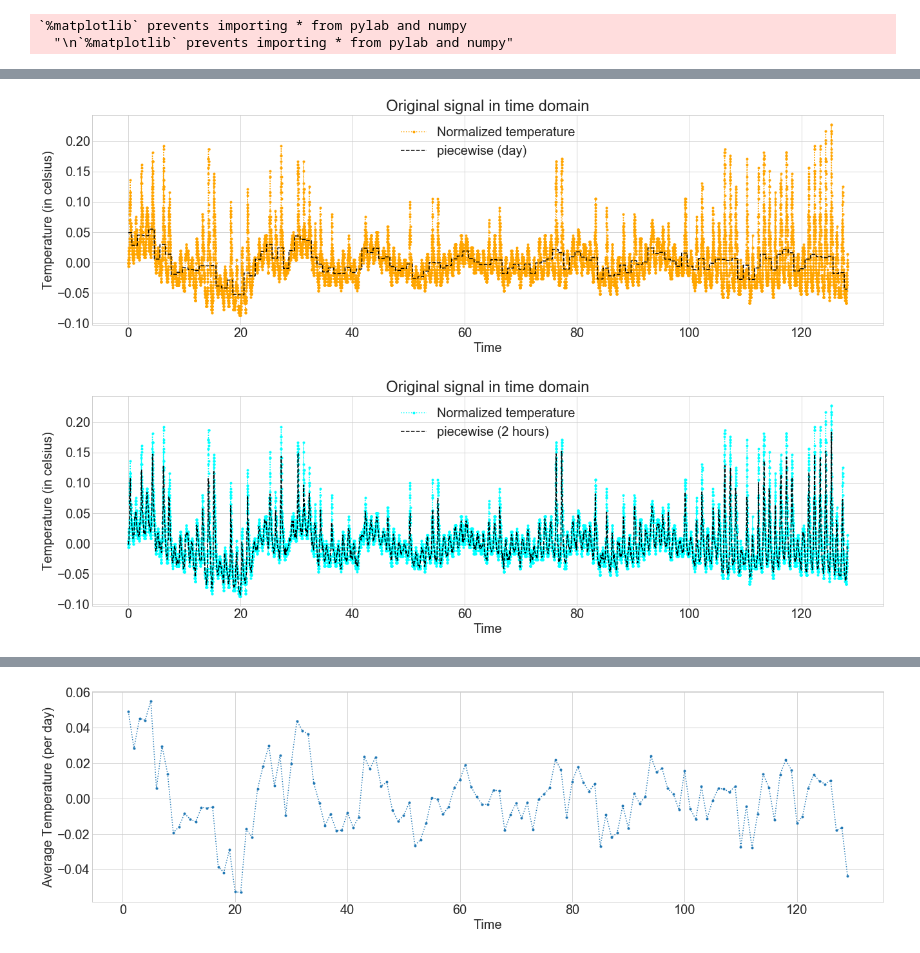
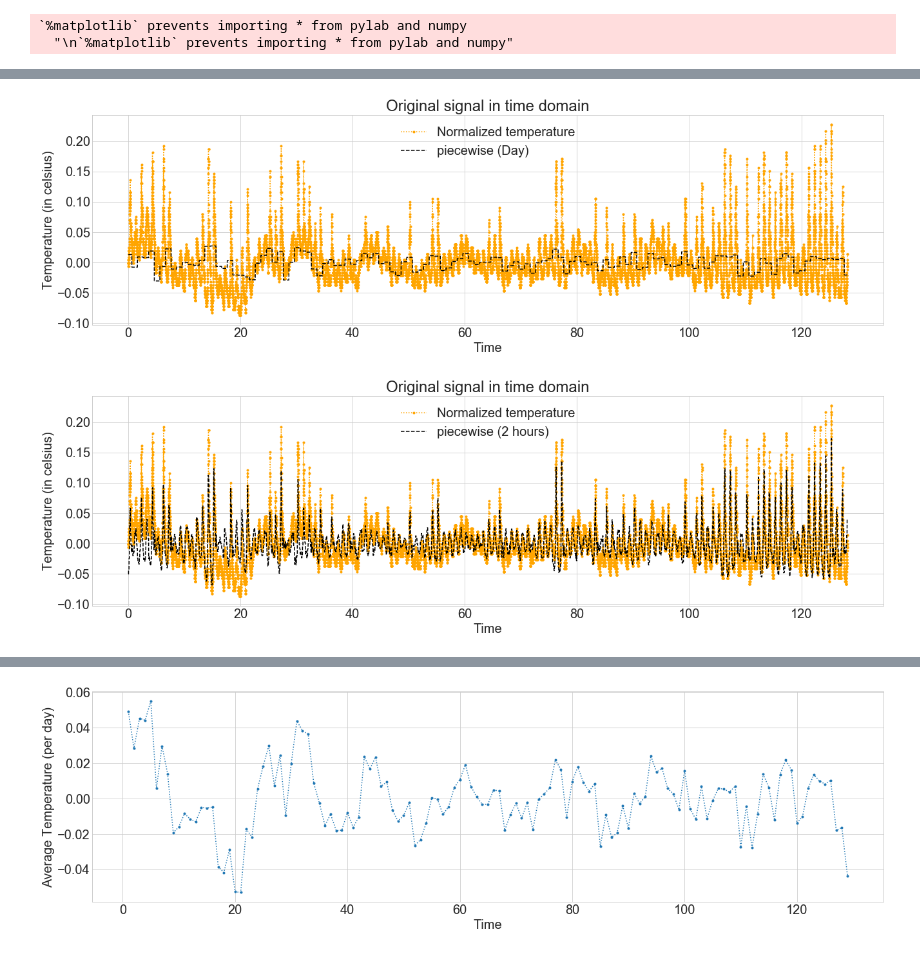
Before and after one commit to palindrome6/modelling_and_simulation, a Jupyter notebook: Signal_analysis.ipynb, the cells around one changed output, grey strips where cells are left out. Cells and saved outputs as stored; diff of their text form; code cells hidden in the pictures.

```diff
--- a/Signal_analysis.ipynb
+++ b/Signal_analysis.ipynb
@@ -71,0 +81,4 @@ def multi_resolution(df, column1, column2, freq):
+# %%
+df_data.columns = ['Time', 'Temperature', 'CO2', 'Temperature_normalized', 'CO2_normalized', \
+                  'Temperature_piecewise_week', 'CO2_piecewise_week', 'Temperature_shifted_week', 'CO2_shifted_week', \
+                  'Temperature_piecewise_day', 'CO2_piecewise_day', 'Temperature_shifted_day', 'CO2_shifted_day']
@@ -72,13 +88,14 @@ def multi_resolution(df, column1, column2, freq):
 # %%
-df_data, mean_temp_day, mean_CO2_day = multi_resolution(df_data, 'Temperature_normalized', \
-                                                        'CO2_normalized', 'D')
-
 df_data.columns = ['Time', 'Temperature', 'CO2', 'Temperature_normalized', 'CO2_normalized', \
-                  'Temperature_piecewise_day', 'CO2_piecewise_day', 'Temperature_shifted_day', 'CO2_shifted_day']
-
-df_data, mean_temp_2H, mean_CO2_2H = multi_resolution(df_data, 'Temperature_shifted_day', \
-                                                        'CO2_shifted_day', '2H')
-
-df_data.columns = ['Time', 'Temperature', 'CO2', 'Temperature_normalized', 'CO2_normalized', \
+                  'Temperature_piecewise_week', 'CO2_piecewise_week', 'Temperature_shifted_week', 'CO2_shifted_week', \
                   'Temperature_piecewise_day', 'CO2_piecewise_day', 'Temperature_shifted_day', 'CO2_shifted_day', \
                   'Temperature_piecewise_2H', 'CO2_piecewise_2H', 'Temperature_shifted_2H', 'CO2_shifted_2H']
+# %%
+df_data, mean_temp_32Min, mean_CO2_32Min = multi_resolution(df_data, 'Temperature_shifted_2H', \
+                                                      'CO2_shifted_2H', '32Min')
+# %%
+df_data.columns = ['Time', 'Temperature', 'CO2', 'Temperature_normalized', 'CO2_normalized', \
+                  'Temperature_piecewise_week', 'CO2_piecewise_week', 'Temperature_shifted_week', 'CO2_shifted_week', \
+                  'Temperature_piecewise_day', 'CO2_piecewise_day', 'Temperature_shifted_day', 'CO2_shifted_day', \
+                  'Temperature_piecewise_2H', 'CO2_piecewise_2H', 'Temperature_shifted_2H', 'CO2_shifted_2H', \
+                  'Temperature_piecewise_32Min', 'CO2_piecewise_32Min', 'Temperature_shifted_32Min', 'CO2_shifted_32Min']
@@ -85,22 +112,22 @@ df_data.columns = ['Time', 'Temperature', 'CO2', 'Temperature_normalized', 'CO2_
 # %%
 x_range =[(m*480)/(60*60*24) for m in range(1, len(df_data['Temperature_normalized'])+1)]
 plt.plot(x_range, df_data['Temperature_normalized'], linestyle=':', marker='.', color="orange", label="Normalized temperature")
-plt.plot(x_range, df_data['Temperature_piecewise_day'], linestyle='--', color="black", label = "piecewise (day)")
+plt.plot(x_range, df_data['Temperature_piecewise_day'], linestyle='--', color="black", label = "piecewise (Day)")
 plt.legend()
 plt.title('Original signal in time domain')
 plt.xlabel('Time')
 plt.ylabel('Temperature (in celsius)')
 plt.show()
 # %% [output]
-[figure, old version]
+[figure, new version]
 # %%
 x_range =[(m*480)/(60*60*24) for m in range(1, len(df_data['Temperature_normalized'])+1)]
-plt.plot(x_range, df_data['Temperature_normalized'], linestyle=':', marker='.', color="cyan", label="Normalized temperature")
+plt.plot(x_range, df_data['Temperature_normalized'], linestyle=':', marker='.', color="orange", label="Normalized temperature")
 plt.plot(x_range, df_data['Temperature_piecewise_2H'], linestyle='--', color="black", label = "piecewise (2 hours)")
 plt.legend()
 plt.title('Original signal in time domain')
 plt.xlabel('Time')
 plt.ylabel('Temperature (in celsius)')
 plt.show()
 # %% [output]
-[figure, old version]
+[figure, new version]
```
Also changed, not shown: parts of 38 cells of this notebook.
